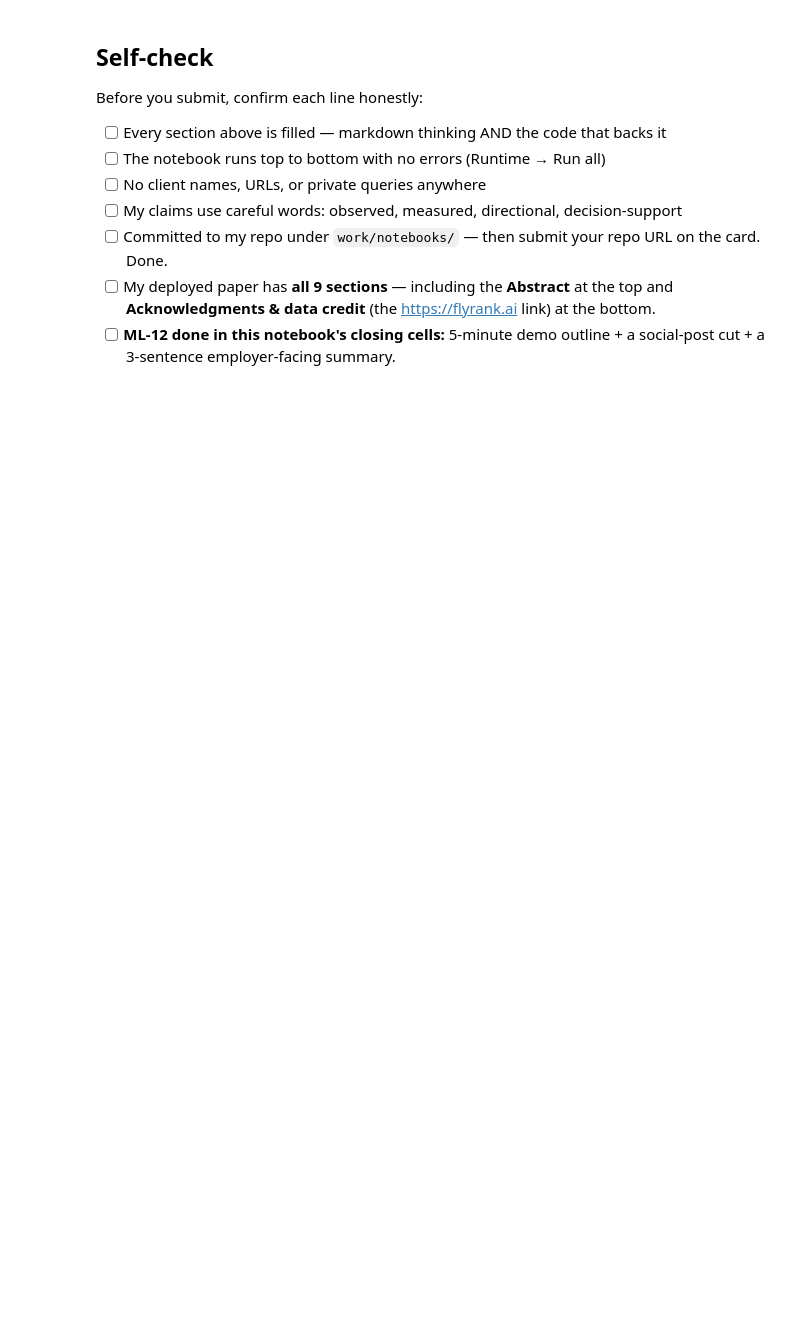
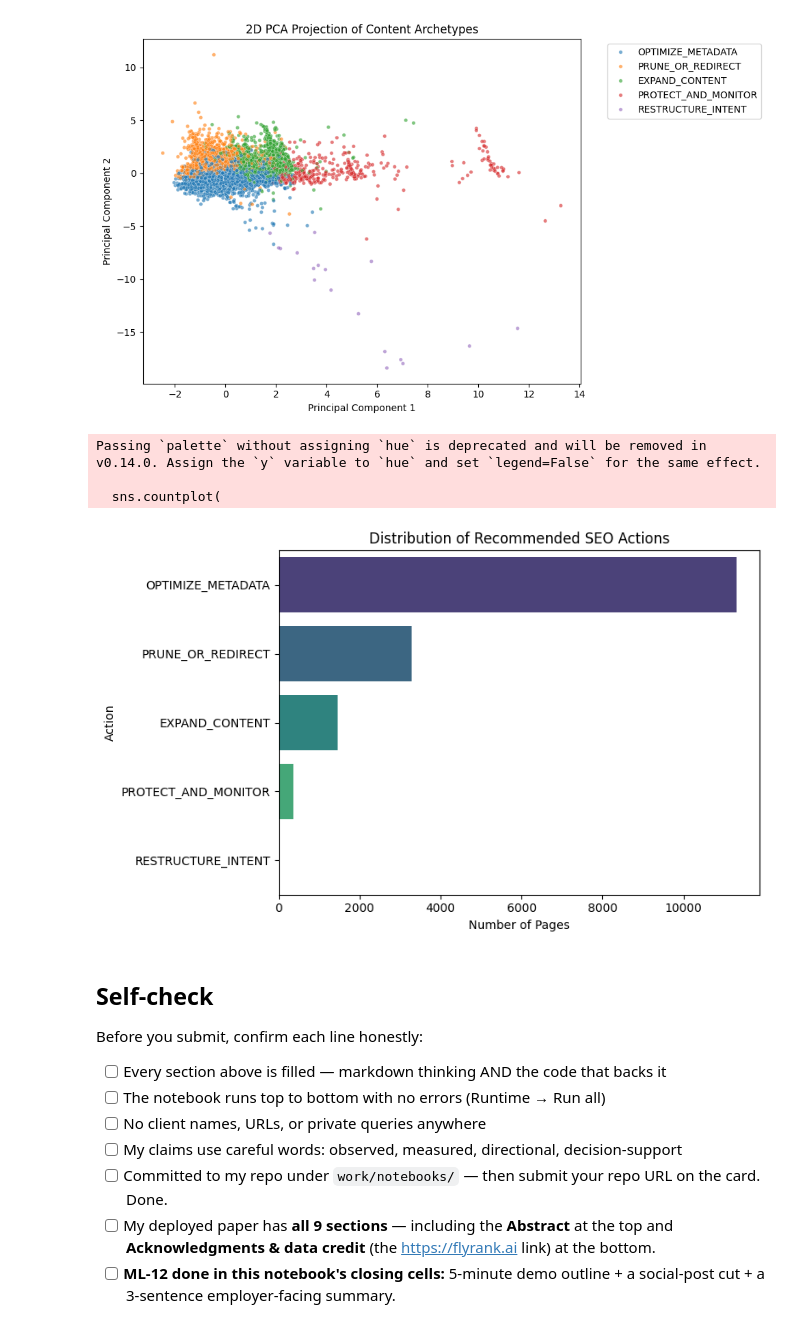
Before and after one commit to busrayildirim0/flyrank-ml-internship, a Jupyter notebook: work/notebooks/capstone.ipynb, the cells around one changed output. Saved outputs shown, nothing was run; the diff lists cells and outputs as text; code cells hidden in the pictures; blank space fills up the shorter version.

```diff
--- a/work/notebooks/capstone.ipynb
+++ b/work/notebooks/capstone.ipynb
@@ -36,0 +105,16 @@ This skeleton is yours to fill. Work the sections **in order** — each one has
+# %%
+# Mapping the operational playbook based on cluster profiling
+action_map = {
+    0: "OPTIMIZE_METADATA",
+    1: "PRUNE_OR_REDIRECT",
+    2: "EXPAND_CONTENT",
+    3: "PROTECT_AND_MONITOR",
+    4: "RESTRUCTURE_INTENT"
+}
+
+df_clean["recommended_action"] = df_clean["cluster_id"].map(action_map)
+
+# Sample output of the action engine
+output_columns = ["content_id", "cluster_id", "recommended_action", "avg_position", "ctr"]
+recommendations = df_clean[output_columns].head(10)
+display(recommendations)
@@ -37,3 +136,49 @@ This skeleton is yours to fill. Work the sections **in order** — each one has
+# %%
+import matplotlib.pyplot as plt
+import seaborn as sns
+from sklearn.decomposition import PCA
+
+# 1. PCA for 2D Visualization
+pca = PCA(n_components=2)
+X_pca = pca.fit_transform(X_scaled)
+
+df_clean["pca_1"] = X_pca[:, 0]
+df_clean["pca_2"] = X_pca[:, 1]
+
+plt.figure(figsize=(10, 6))
+sns.scatterplot(
+    data=df_clean,
+    x="pca_1", y="pca_2",
+    hue="recommended_action",
+    palette="tab10",
+    alpha=0.6, s=15
+)
+plt.title("2D PCA Projection of Content Archetypes")
+plt.xlabel("Principal Component 1")
+plt.ylabel("Principal Component 2")
+plt.legend(bbox_to_anchor=(1.05, 1), loc='upper left')
+plt.tight_layout()
+plt.show()
+
+# 2. Action Distribution Chart
+plt.figure(figsize=(8, 5))
+sns.countplot(
+    data=df_clean,
+    y="recommended_action",
+    order=df_clean["recommended_action"].value_counts().index,
+    palette="viridis"
+)
+plt.title("Distribution of Recommended SEO Actions")
+plt.xlabel("Number of Pages")
+plt.ylabel("Action")
+plt.tight_layout()
+plt.show()
+# %% [output]
+[figure, added]
+Passing `palette` without assigning `hue` is deprecated and will be removed in v0.14.0. Assign the `y` variable to `hue` and set `legend=False` for the same effect.
+
+  sns.countplot(
+[figure, added]
 # %% [markdown]
 ## Self-check
 
```
Also changed, not shown: parts of 18 cells of this notebook.
